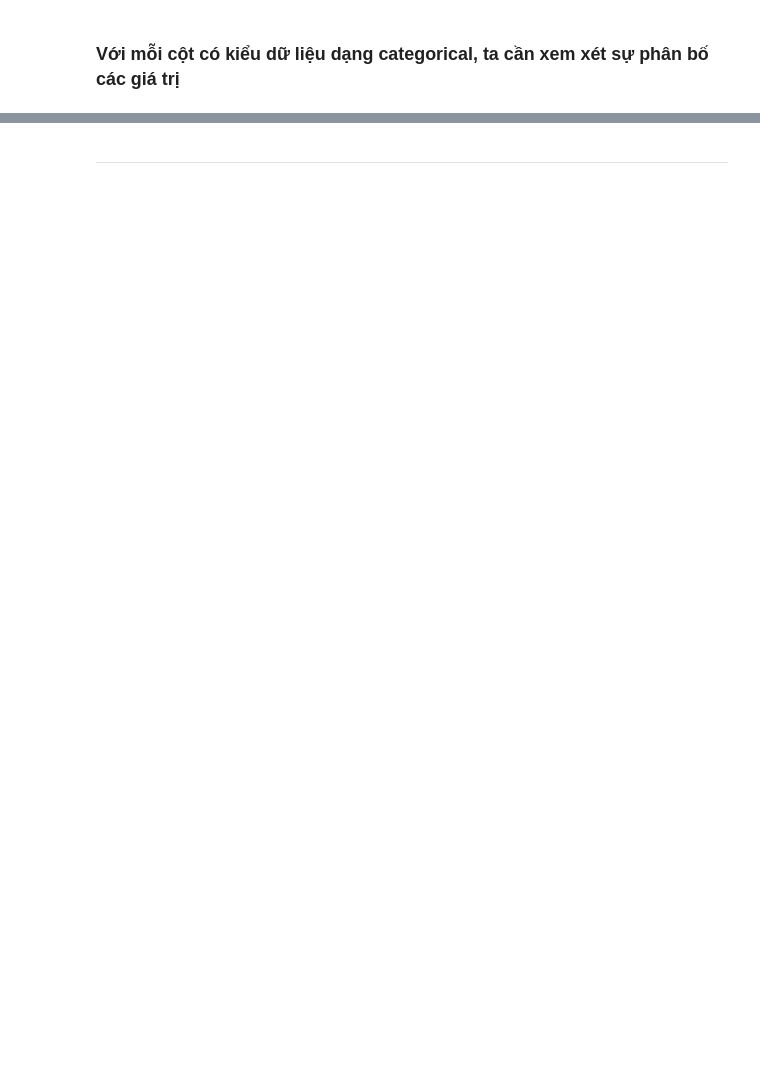
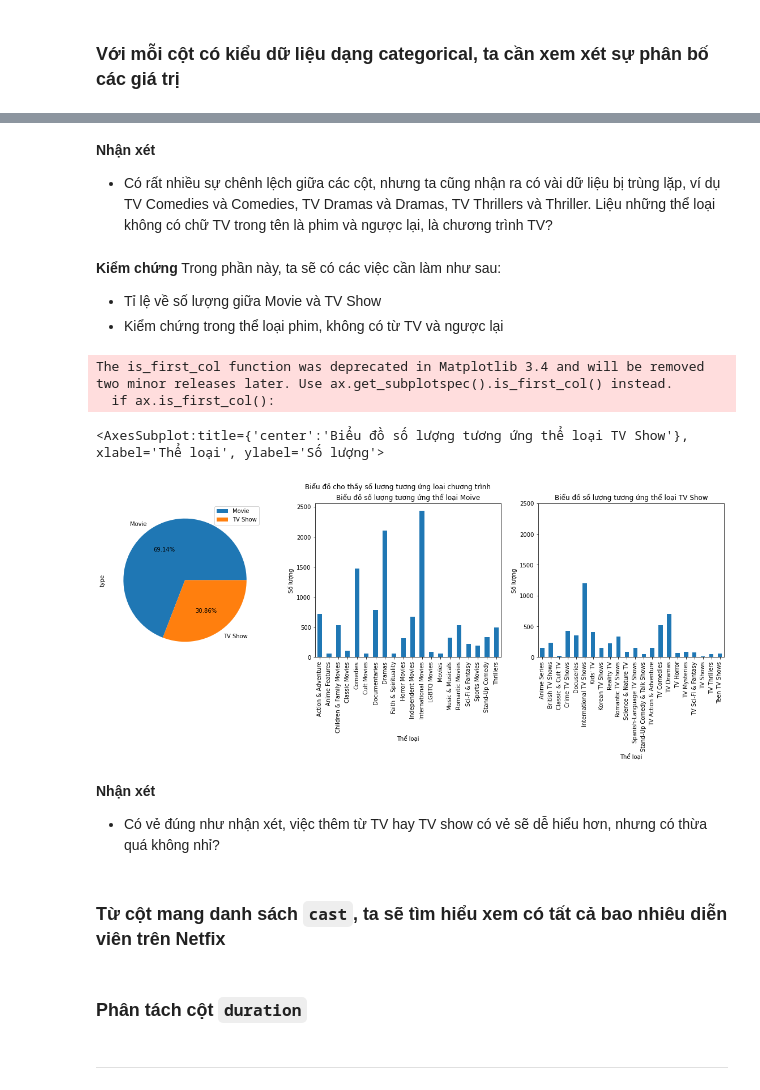
Before and after one commit to sgrayk/P4DS, a Jupyter notebook: AnalizingData.ipynb, the cells around one changed output, grey strips where cells are left out. Saved outputs shown, nothing was run; the diff lists cells and outputs as text; code cells hidden in the pictures; blank space fills up the shorter version.

```diff
--- a/AnalizingData.ipynb
+++ b/AnalizingData.ipynb
@@ -284,2 +360,40 @@ for x in netflix_df['description']:
+# %% [markdown]
+**Nhận xét**
+- Có rất nhiều sự chênh lệch giữa các cột, nhưng ta cũng nhận ra có vài dữ liệu bị trùng lặp, ví dụ TV Comedies và Comedies, TV Dramas và Dramas, TV Thrillers và Thriller. Liệu những thể loại không có chữ TV trong tên là phim và ngược lại, là chương trình TV?
+# %% [markdown]
+**Kiểm chứng**
+Trong phần này, ta sẽ có các việc cần làm như sau:
+- Tỉ lệ về số lượng giữa Movie và TV Show
+- Kiểm chứng trong thể loại phim, không có từ TV và ngược lại
+# %%
+fig, axs = plt.subplots(1,3, figsize=(20, 5))
+
+all_type_df = pd.DataFrame(netflix_df['type'].value_counts())
+all_type_df.plot.pie(legend=True, title='Biểu đồ cho thấy số lượng tương ứng loại chương trình',
+                     subplots=True,autopct='%1.2f%%', ax=axs[0])
+
+movie_type_netflix_df = netflix_df.loc[netflix_df['type'] == 'Movie',['type','listed_in']]
+movie_type_netflix_df, count = np.unique(np.sum(movie_type_netflix_df['listed_in']), return_counts=True,)
+movie_type_netflix_df = pd.DataFrame(data=count, index=movie_type_netflix_df, columns=['Count'])
+movie_type_netflix_df.plot.bar(xlabel='Thể loại', ylabel='Số lượng', legend=False,
+                            title='Biểu đồ số lượng tương ứng thể loại Moive', ax=axs[1])
+
+tvshow_type_netflix_df = netflix_df.loc[netflix_df['type'] == 'TV Show',['type','listed_in']]
+tvshow_type_netflix_df, count = np.unique(np.sum(tvshow_type_netflix_df['listed_in']), return_counts=True,)
+tvshow_type_netflix_df = pd.DataFrame(data=count, index=tvshow_type_netflix_df, columns=['Count'])
+tvshow_type_netflix_df.plot.bar(xlabel='Thể loại', ylabel='Số lượng', legend=False,
+                            title='Biểu đồ số lượng tương ứng thể loại TV Show', ax=axs[2], ylim=(0,2500))
+# %% [output]
+The is_first_col function was deprecated in Matplotlib 3.4 and will be removed two minor releases later. Use ax.get_subplotspec().is_first_col() instead.
+  if ax.is_first_col():
+<AxesSubplot:title={'center':'Biểu đồ số lượng tương ứng thể loại TV Show'}, xlabel='Thể loại', ylabel='Số lượng'>
+[figure, added]
+# %% [markdown]
+**Nhận xét**
+- Có vẻ đúng như nhận xét, việc thêm từ TV hay TV show có vẻ sẽ dễ hiểu hơn, nhưng có thừa quá không nhỉ?
+# %% [markdown]
+### Từ cột mang danh sách `cast`, ta sẽ tìm hiểu xem có tất cả bao nhiêu diễn viên trên Netfix
+# %% [markdown]
+### Phân tách cột `duration`
 # %% [markdown]
 ---
```
Also changed, not shown: parts of 31 cells of this notebook.
